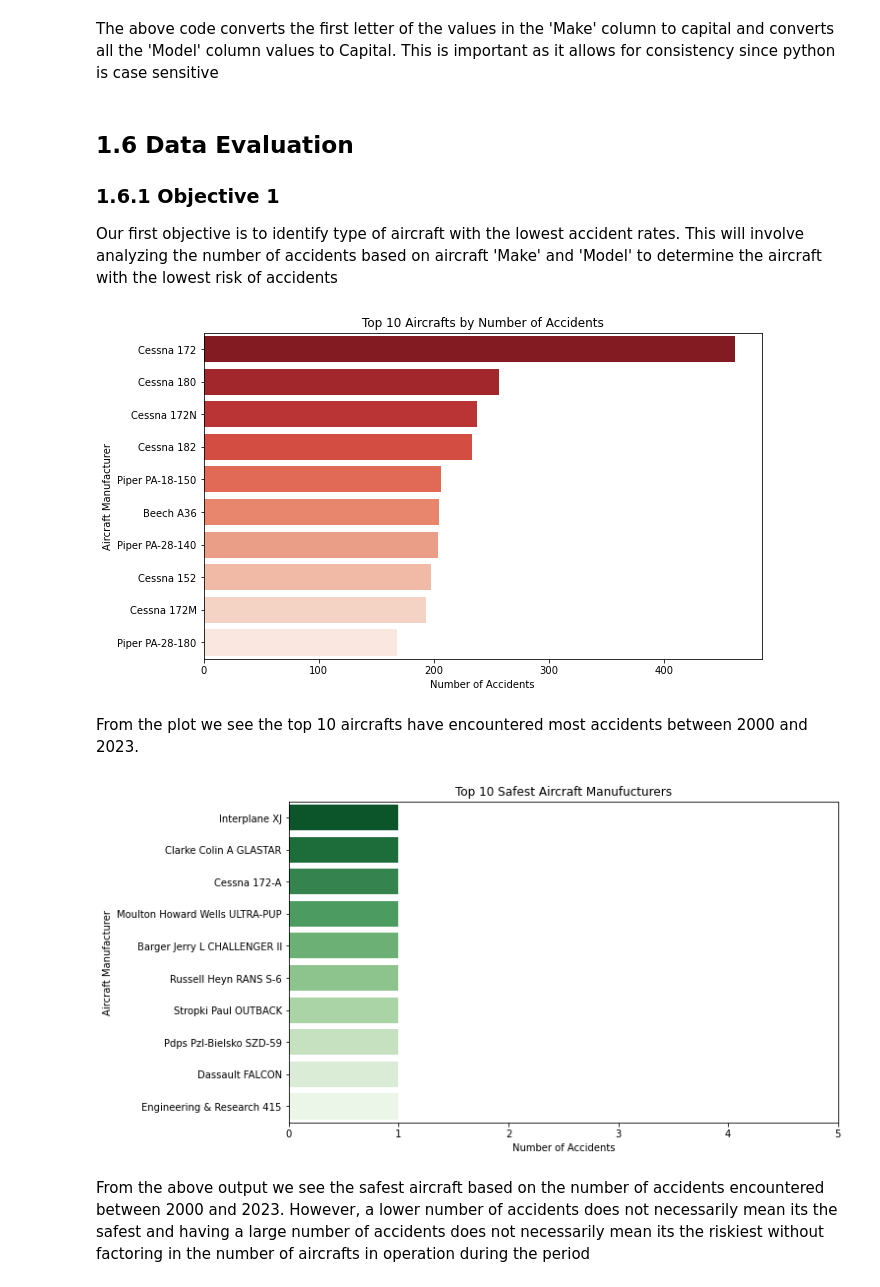
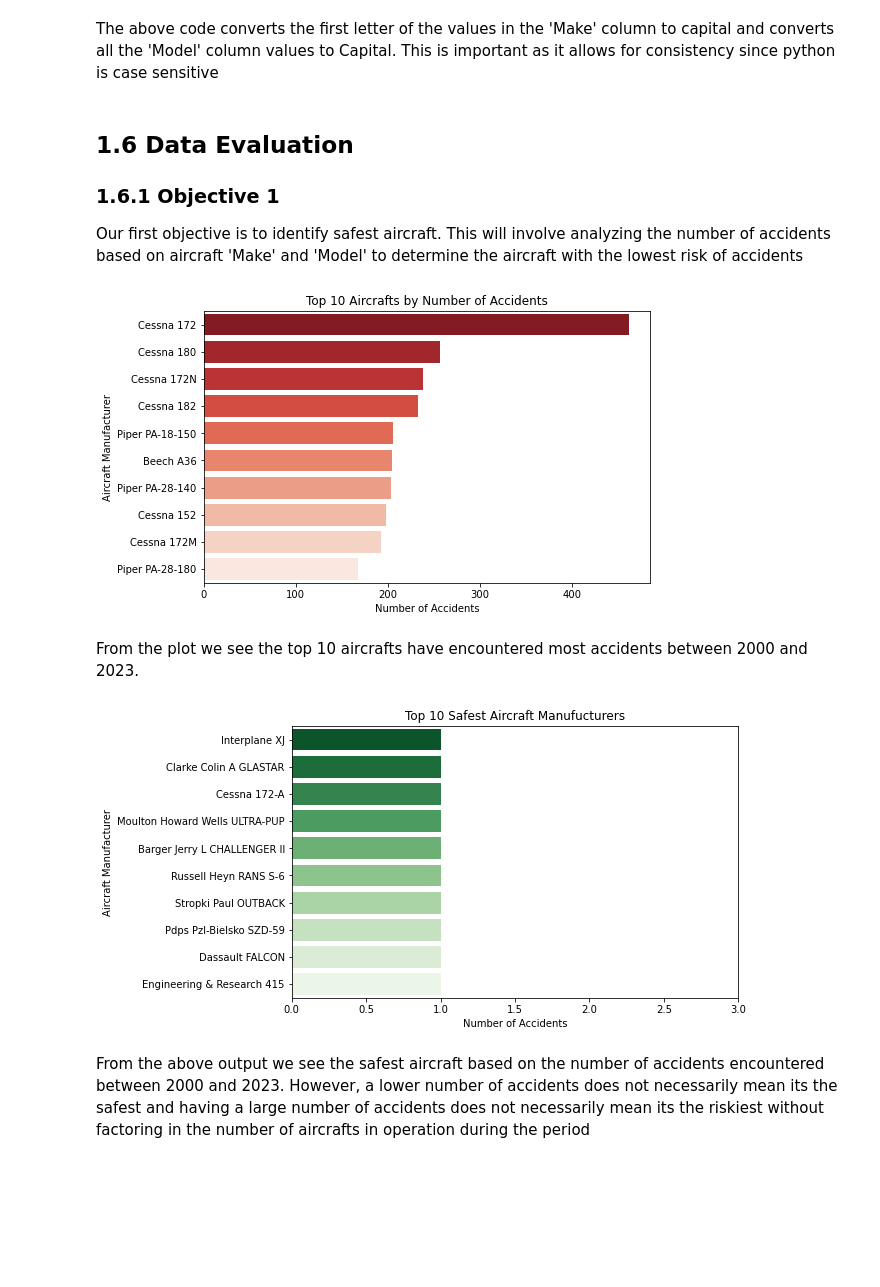
Before and after one commit to Patoh254code/Aviation_risk_analysis_Project, a Jupyter notebook: index.ipynb, the cells around one changed output. Cells and saved outputs as stored; diff of their text form; code cells hidden in the pictures; blank space fills up the shorter version.

```diff
--- a/index.ipynb
+++ b/index.ipynb
@@ -235,37 +234,37 @@ The above code converts the first letter of the values in the 'Make' column to c
 
 ### 1.6.1 Objective 1
 
-Our first objective is to identify type of aircraft with the lowest accident rates. This will involve analyzing the number of accidents based on aircraft 'Make' and 'Model' to determine the aircraft with the lowest risk of accidents
+Our first objective is to identify safest aircraft. This will involve analyzing the number of accidents based on aircraft 'Make' and 'Model' to determine the aircraft with the lowest risk of accidents
 # %%
 # Identify the top aircraft with the most accidents encountered
 Most_accidents_by_aircraft = df_clean_filter['Make_and_Model'].value_counts().head(10)
 
 
 # lets plot in horizontal bar graph
-fig, ax = plt.subplots(figsize=(10,6))
+fig, ax = plt.subplots(figsize=(8,5))
 sns.barplot(y=Most_accidents_by_aircraft.index, x=Most_accidents_by_aircraft.values, palette="Reds_r")
 ax.set(title='Top 10 Aircrafts by Number of Accidents', xlabel='Number of Accidents', ylabel= 'Aircraft Manufacturer')
 
 #save the image
 plt.savefig('Images/Risky-aircrafts.png')
 # %% [output]
-[figure, old version]
+[figure, new version]
 # %% [markdown]
 From the plot we see the top 10 aircrafts have encountered most accidents between 2000 and 2023.
 # %%
 # Identify aircraft with the lowest number of accidents
 safest_aircraft_manufacturer = df_clean_filter['Make_and_Model'].value_counts().nsmallest(10)
 safest_aircraft_manufacturer
 
 # lets also plot the above
-fig, ax = plt.subplots(figsize=(10,6))
+fig, ax = plt.subplots(figsize=(8,5))
 sns.barplot(y=safest_aircraft_manufacturer.index, x=safest_aircraft_manufacturer.values, palette='Greens_r')
-ax.set(title='Top 10 Safest Aircraft Manufucturers', xlabel='Number of Accidents', ylabel= 'Aircraft Manufacturer', xlim=(0, 5))
+ax.set(title='Top 10 Safest Aircraft Manufucturers', xlabel='Number of Accidents', ylabel= 'Aircraft Manufacturer', xlim=(0, 3))
 
 #save the image
 plt.savefig('Images/Safest-aircrafts.png')
 # %% [output]
-[figure, old version]
+[figure, new version]
 # %% [markdown]
 From the above output we see the safest aircraft based on the number of accidents encountered between 2000 and 2023.
 However, a lower number of accidents does not necessarily mean its the safest and having a large number of accidents does not necessarily mean its the riskiest without factoring in the number of aircrafts in operation during the period
```
Also changed, not shown: parts of 5 cells of this notebook, 6 other files.
